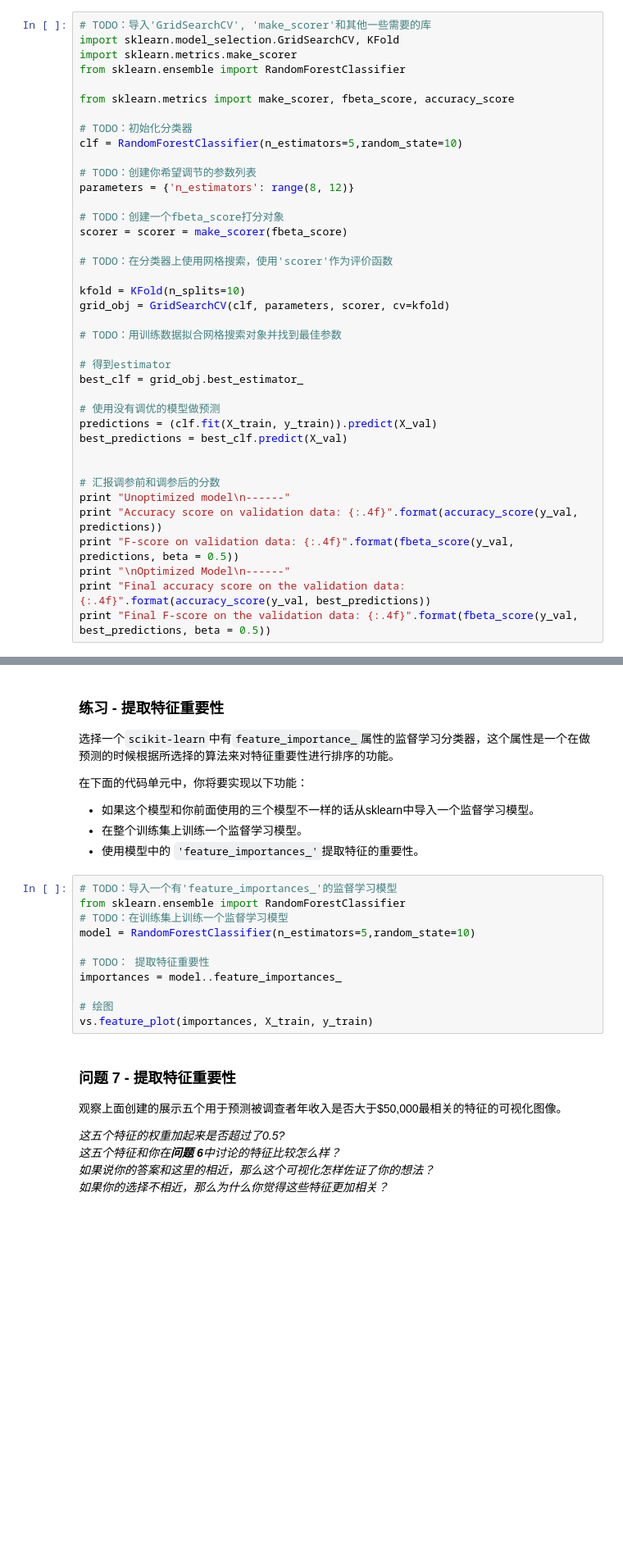
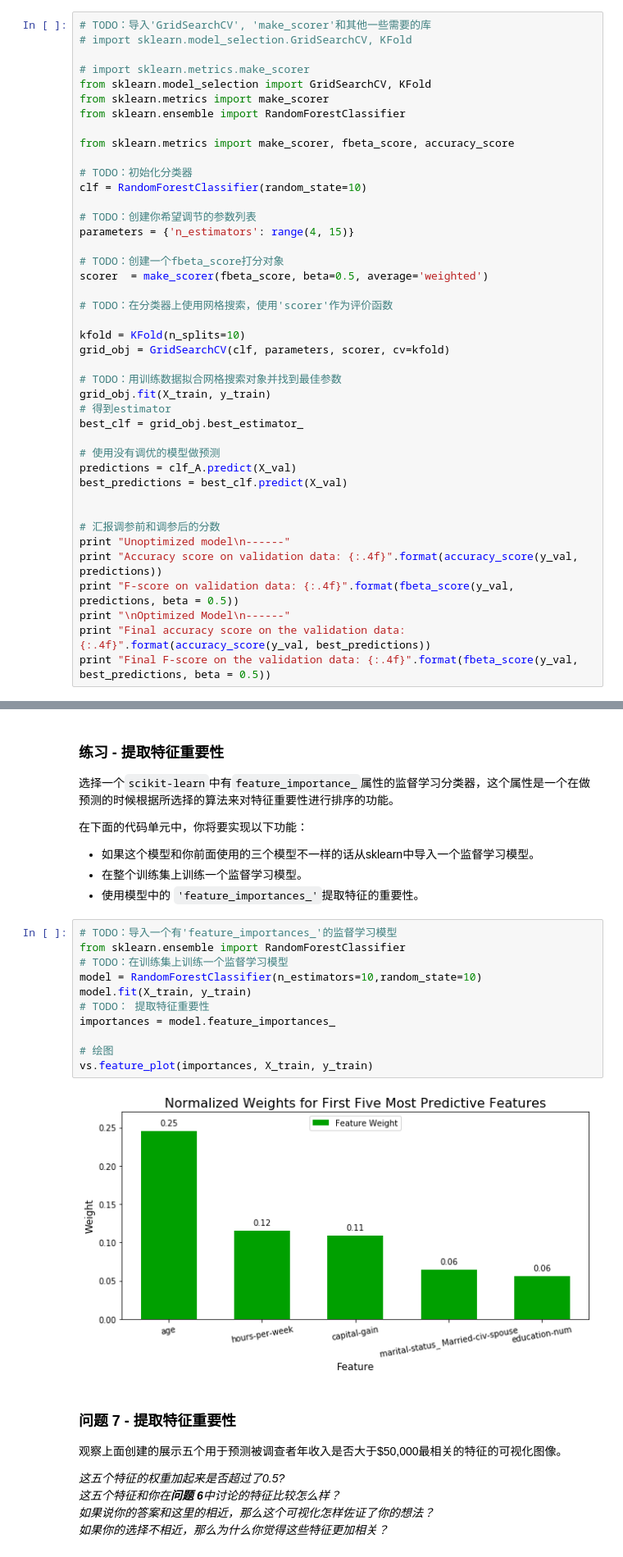
Before and after one commit to xiaofeige/udacity_homework, a Jupyter notebook: finding_donors/finding_donors.ipynb, the cells around one changed output, grey strips where cells are left out. Shown at 82% size. Saved outputs shown, nothing was run; the diff lists cells and outputs as text; blank space fills up the shorter version.

```diff
--- a/finding_donors/finding_donors.ipynb
+++ b/finding_donors/finding_donors.ipynb
@@ -449,20 +462,23 @@ SVC trained on 4522 samples.
 **注意：** 取决于你选择的参数列表，下面实现的代码可能需要花一些时间运行！
 # %%
 # TODO：导入'GridSearchCV', 'make_scorer'和其他一些需要的库
-import sklearn.model_selection.GridSearchCV, KFold
-import sklearn.metrics.make_scorer
+# import sklearn.model_selection.GridSearchCV, KFold
+
+# import sklearn.metrics.make_scorer
+from sklearn.model_selection import GridSearchCV, KFold
+from sklearn.metrics import make_scorer
 from sklearn.ensemble import RandomForestClassifier
 
 from sklearn.metrics import make_scorer, fbeta_score, accuracy_score
 
 # TODO：初始化分类器
-clf = RandomForestClassifier(n_estimators=5,random_state=10)
+clf = RandomForestClassifier(random_state=10)
 
 # TODO：创建你希望调节的参数列表
-parameters = {'n_estimators': range(8, 12)}
+parameters = {'n_estimators': range(4, 15)}
 
 # TODO：创建一个fbeta_score打分对象
-scorer = scorer = make_scorer(fbeta_score)
+scorer  = make_scorer(fbeta_score, beta=0.5, average='weighted')
 
 # TODO：在分类器上使用网格搜索，使用'scorer'作为评价函数
 
@@ -470,12 +486,12 @@ kfold = KFold(n_splits=10)
 grid_obj = GridSearchCV(clf, parameters, scorer, cv=kfold)
 
 # TODO：用训练数据拟合网格搜索对象并找到最佳参数
-
+grid_obj.fit(X_train, y_train)
 # 得到estimator
 best_clf = grid_obj.best_estimator_
 
 # 使用没有调优的模型做预测
-predictions = (clf.fit(X_train, y_train)).predict(X_val)
+predictions = clf_A.predict(X_val)
 best_predictions = best_clf.predict(X_val)
 
 
@@ -533,14 +559,16 @@ _在这十三个记录中，你认为哪五个特征对于预测是最重要的
 # %%
 # TODO：导入一个有'feature_importances_'的监督学习模型
 from sklearn.ensemble import RandomForestClassifier
 # TODO：在训练集上训练一个监督学习模型
-model = RandomForestClassifier(n_estimators=5,random_state=10)
-
+model = RandomForestClassifier(n_estimators=10,random_state=10)
+model.fit(X_train, y_train)
 # TODO： 提取特征重要性
-importances = model..feature_importances_
+importances = model.feature_importances_
 
 # 绘图
 vs.feature_plot(importances, X_train, y_train)
+# %% [output]
+[figure, added]
 # %% [markdown]
 ### 问题 7 - 提取特征重要性
 观察上面创建的展示五个用于预测被调查者年收入是否大于\$50,000最相关的特征的可视化图像。
```
Also changed, not shown: parts of 11 cells of this notebook, 1 other file.
